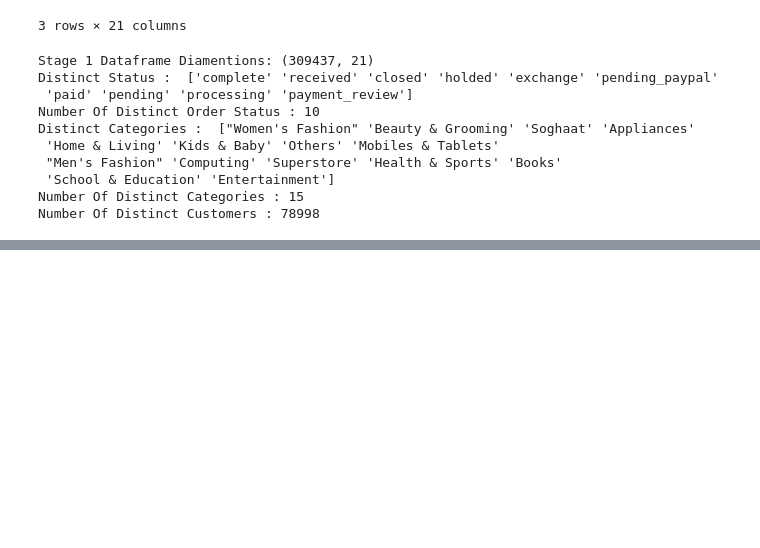
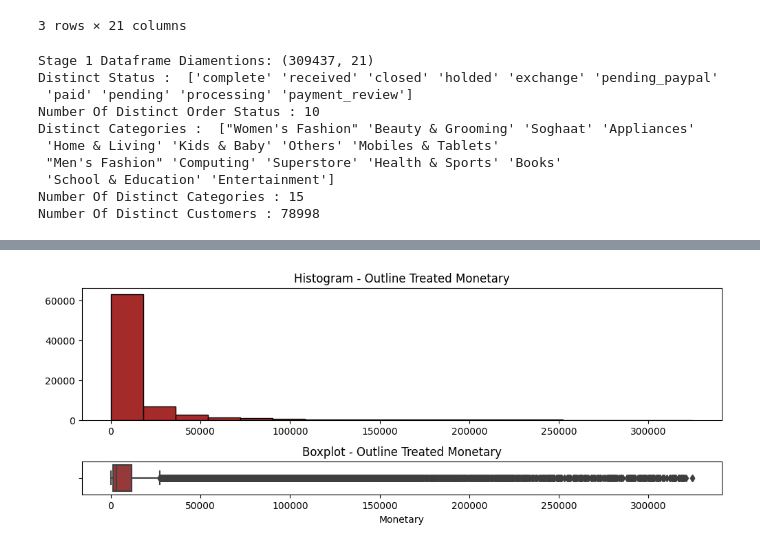
Before and after one commit to akilaliyanage/ML_Assignment2_IT19120812_IT19188546_IT19120362, a Jupyter notebook: RMF_With_KMeans.ipynb, the cells around one changed output, grey strips where cells are left out. Saved outputs shown, nothing was run; the diff lists cells and outputs as text; code cells hidden in the pictures; blank space fills up the shorter version.

Commit message:
Outline Treated Monetary

```diff
--- a/RMF_With_KMeans.ipynb
+++ b/RMF_With_KMeans.ipynb
@@ -162,0 +276,14 @@ plt.show()
+# %%
+processed_sales_df.info()
+
+def get_outliers_by_z_score(dataframe, column):
+  thold = 2
+  outlier_arr= []
+  column_mean = np.mean(dataframe[column])
+  st_deviation = np.std(dataframe[column])
+
+  for val in dataframe[column]:
+    z_score = (val - column_mean)/st_deviation
+    if np.abs(z_score) > thold:
+      outlier_arr.append(val)
+  return outlier_arr
@@ -162,0 +302,23 @@ plt.show()
+# %%
+monetary_outliers = get_outliers_by_z_score(processed_sales_df, 'Monetary')
+for outli in monetary_outliers:
+  if outli in set(processed_sales_df['Monetary']):
+    processed_sales_df.drop(processed_sales_df.index[processed_sales_df['Monetary'] == outli], inplace=True)
+# %%
+frequency_outliers = get_outliers_by_z_score(processed_sales_df, 'Frequency')
+for outli in frequency_outliers:
+  if outli in set(processed_sales_df['Frequency']):
+    processed_sales_df.drop(processed_sales_df.index[processed_sales_df['Frequency'] == outli], inplace=True)
+# %%
+fig, axis_monetary = plt.subplots(nrows = 2, ncols = 1, figsize = (12, 4), dpi = 100,sharex = False, sharey = False,gridspec_kw = {'height_ratios': [4, 1]})
+# Ajusts the spaces between sub Plots
+plt.subplots_adjust(bottom=0.05, top=0.8 , wspace=0.5, hspace=0.5)
+
+# Outline Treated Monetary Visualizations
+axis_monetary[0].hist(processed_sales_df['Monetary'], facecolor = 'brown', edgecolor = 'black', bins = 'sturges')
+sns.boxplot(data = processed_sales_df,  color = 'brown', ax = axis_monetary[1], x = 'Monetary').set(title='Boxplot - Outline Treated Monetary')
+axis_monetary[0].set_title("Histogram - Outline Treated Monetary")
+
+plt.show()
+# %% [output]
+[figure, added]
```
Also changed, not shown: parts of 10 cells of this notebook.
